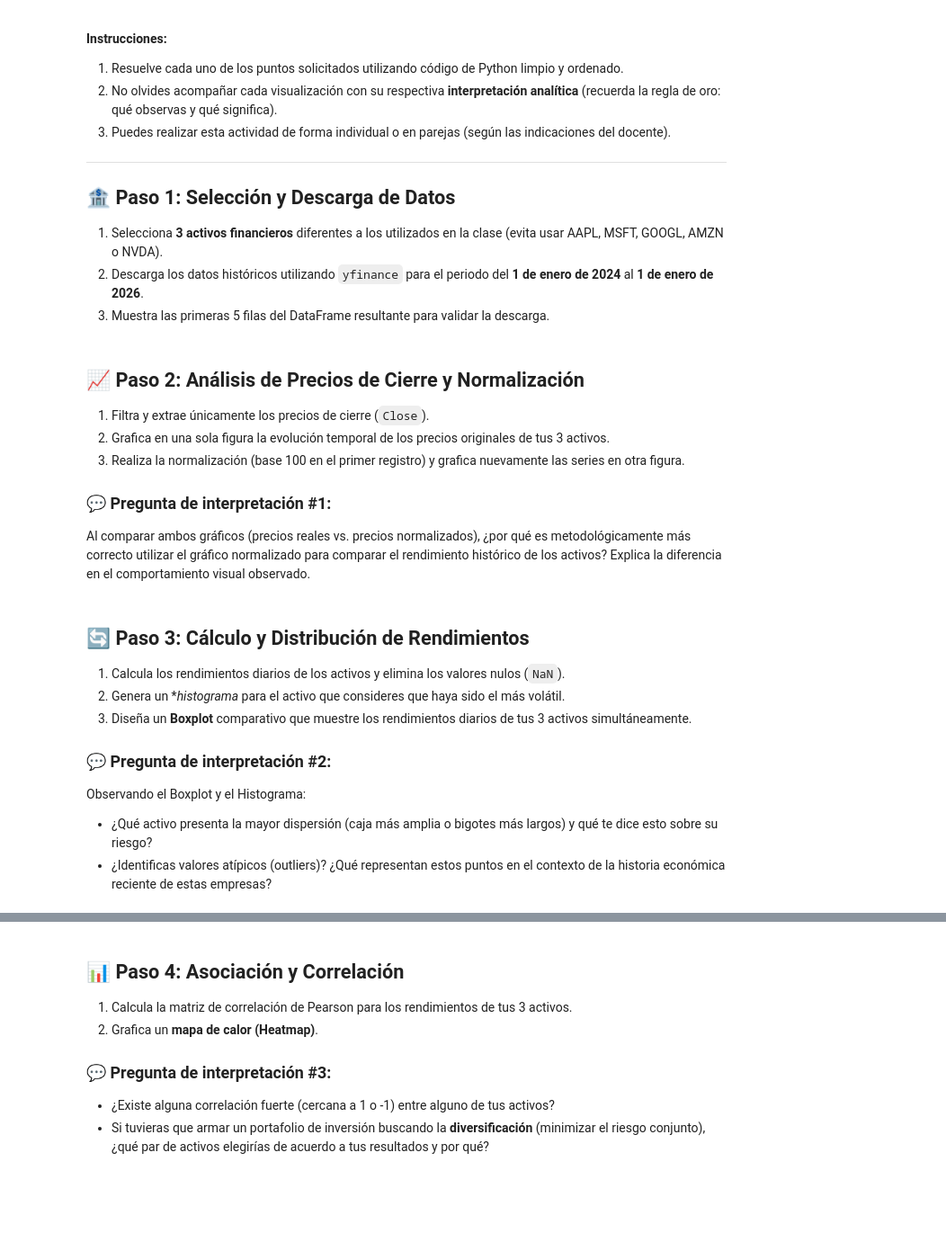
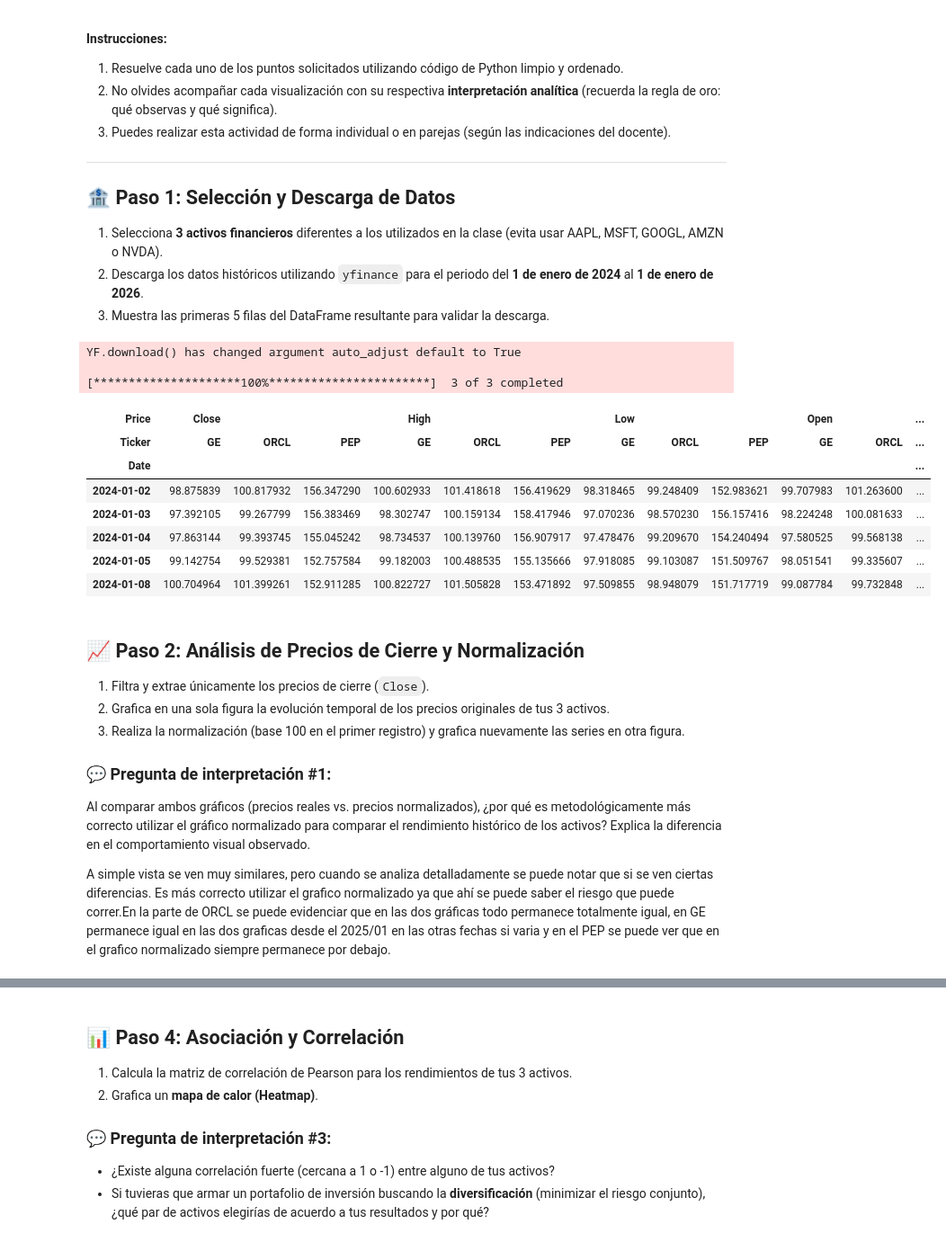
Before and after one commit to manuelabr241-eng/Simuladordecalcularuncredito, a Jupyter notebook: S19_Analisis_Exploratorio_Portafolios.ipynb, the cells around one changed output, grey strips where cells are left out. Shown at 90% size. Saved outputs shown, nothing was run; the diff lists cells and outputs as text; code cells hidden in the pictures; blank space fills up the shorter version.

```diff
--- a/S19_Analisis_Exploratorio_Portafolios.ipynb
+++ b/S19_Analisis_Exploratorio_Portafolios.ipynb
@@ -18,3 +18,30 @@
+# %%
+import yfinance as yf
+import pandas as pd
+import numpy as np
+import matplotlib.pyplot as plt
+import seaborn as sns
+
+# Definir los tickers de los 3 activos seleccionados
+tickers = ['ORCL', 'GE', 'PEP']
+
+# Descargar los datos históricos desde el 1 de enero de 2024 al 1 de enero de 2026
+datos = yf.download(tickers, start='2024-01-01', end='2026-01-01')
+
+# Mostrar las primeras 5 filas del DataFrame resultante para validar la descarga
+datos.head()
+# %% [output]
+YF.download() has changed argument auto_adjust default to True
+
+[*********************100%***********************]  3 of 3 completed
+| Price | Close |  |  | High |  |  | Low |  |  | Open |  | ... |
+| Ticker | GE | ORCL | PEP | GE | ORCL | PEP | GE | ORCL | PEP | GE | ORCL | ... |
+| Date |  |  |  |  |  |  |  |  |  |  |  | ... |
+| 2024-01-02 | 98.875839 | 100.817932 | 156.347290 | 100.602933 | 101.418618 | 156.419629 | 98.318465 | 99.248409 | 152.983621 | 99.707983 | 101.263600 | ... |
+| 2024-01-03 | 97.392105 | 99.267799 | 156.383469 | 98.302747 | 100.159134 | 158.417946 | 97.070236 | 98.570230 | 156.157416 | 98.224248 | 100.081633 | ... |
+| 2024-01-04 | 97.863144 | 99.393745 | 155.045242 | 98.734537 | 100.139760 | 156.907917 | 97.478476 | 99.209670 | 154.240494 | 97.580525 | 99.568138 | ... |
+| 2024-01-05 | 99.142754 | 99.529381 | 152.757584 | 99.182003 | 100.488535 | 155.135666 | 97.918085 | 99.103087 | 151.509767 | 98.051541 | 99.335607 | ... |
+| 2024-01-08 | 100.704964 | 101.399261 | 152.911285 | 100.822727 | 101.505828 | 153.471892 | 97.509855 | 98.948079 | 151.717719 | 99.087784 | 99.732848 | ... |
 # %% [markdown]
 ## 📈 Paso 2: Análisis de Precios de Cierre y Normalización
 
@@ -24,3 +51,5 @@
 
 ### 💬 Pregunta de interpretación #1:
 Al comparar ambos gráficos (precios reales vs. precios normalizados), ¿por qué es metodológicamente más correcto utilizar el gráfico normalizado para comparar el rendimiento histórico de los activos? Explica la diferencia en el comportamiento visual observado.
+
+A simple vista se ven muy similares, pero cuando se analiza detalladamente se puede notar que si se ven ciertas diferencias. Es más correcto utilizar el grafico normalizado ya que ahí se puede saber el riesgo que puede correr.En la parte de ORCL se puede evidenciar que en las dos gráficas todo permanece totalmente igual, en GE permanece igual en las dos graficas desde el 2025/01 en las otras fechas si varia y en el PEP se puede ver que en el grafico normalizado siempre permanece por debajo.
@@ -33,11 +55,0 @@ Al comparar ambos gráficos (precios reales vs. precios normalizados), ¿por qu
-# %% [markdown]
-## 🔄 Paso 3: Cálculo y Distribución de Rendimientos
-
-1. Calcula los rendimientos diarios de los activos y elimina los valores nulos (`NaN`).
-2. Genera un **histograma* para el activo que consideres que haya sido el más volátil.
-3. Diseña un **Boxplot** comparativo que muestre los rendimientos diarios de tus 3 activos simultáneamente.
-
-### 💬 Pregunta de interpretación #2:
-Observando el Boxplot y el Histograma:
-- ¿Qué activo presenta la mayor dispersión (caja más amplia o bigotes más largos) y qué te dice esto sobre su riesgo?
-- ¿Identificas valores atípicos (outliers)? ¿Qué representan estos puntos en el contexto de la historia económica reciente de estas empresas?
```
Also changed, not shown: parts of 10 cells of this notebook.
